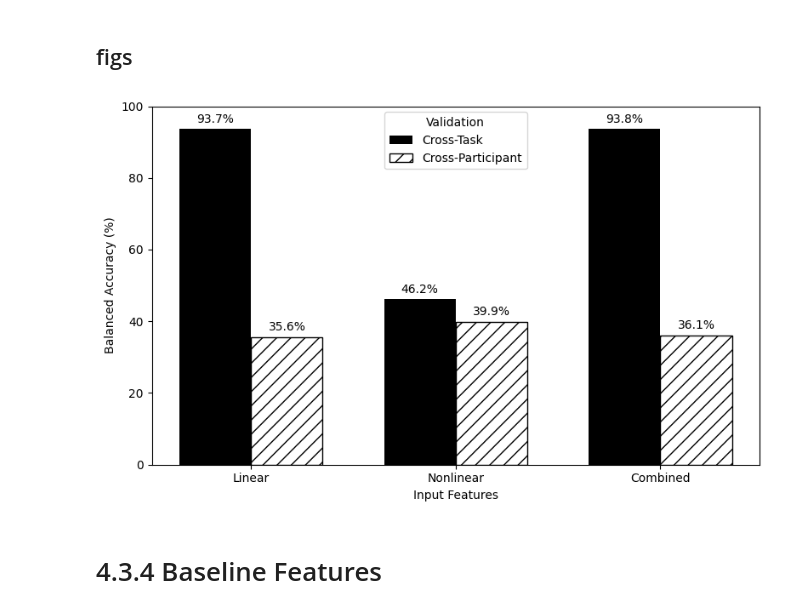
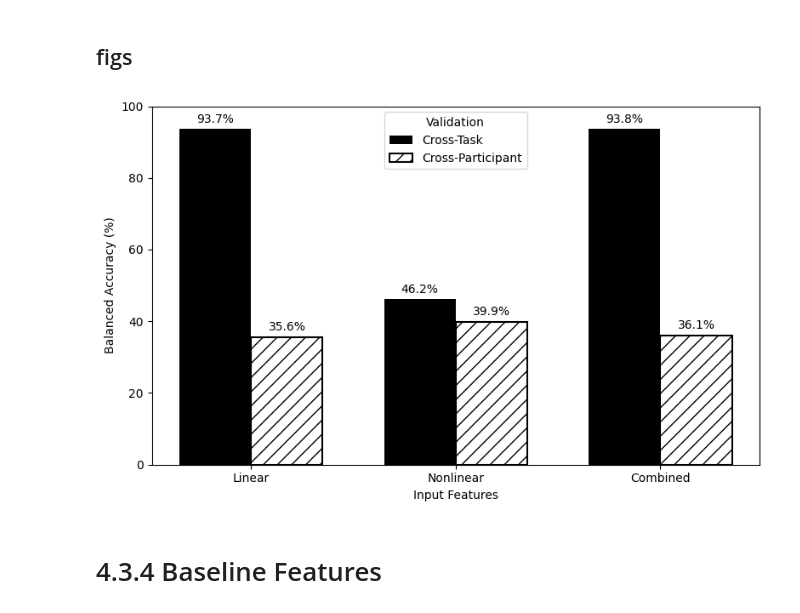
Before and after one commit to MInD-Laboratory/Measuring_Workload_Dynamics_in_OpenMATB, a Jupyter notebook: machine_learning.ipynb, the cells around one changed output. Drawn from its saved outputs; the diff is of its cells as text; code cells hidden in the pictures.

```diff
--- a/machine_learning.ipynb
+++ b/machine_learning.ipynb
@@ -674,8 +674,10 @@ for json_path in json_files:
         ax=ax,
         vmin=0,
         vmax=100,
+        annot_kws={"size": 14},  # ← controls font size of the percentages
         cbar_kws={"label": "Percentage (%)"}
     )
+
 
     ax.set_xlabel("Predicted Label", fontsize=12)
     ax.set_ylabel("True Label", fontsize=12)
@@ -762,35 +773,45 @@ for fs in feature_sets:
 
 # === Plotting ===
 x = np.arange(len(feature_sets))
 width = 0.35
 
 fig, ax = plt.subplots(figsize=(8, 5))
 
 bars1 = ax.bar(x - width/2, cross_task_scores, width, label='Cross-Task', color='black')
-bars2 = ax.bar(x + width/2, cross_participant_scores, width, label='Cross-Participant', hatch='//', edgecolor='black', color='white')
+bars2 = ax.bar(
+    x + width/2,
+    cross_participant_scores,
+    width,
+    label='Cross-Participant',
+    hatch='//',
+    edgecolor='black',
+    facecolor='none',  # Use 'none' not 'white'
+    linewidth=1.5      # Make hatch lines visible
+)
+
 
 # Annotate bars
 for bar in bars1 + bars2:
     height = bar.get_height()
     ax.annotate(f'{height:.1f}%',
                 xy=(bar.get_x() + bar.get_width()/2, height),
                 xytext=(0, 3),
                 textcoords="offset points",
                 ha='center', va='bottom')
 
 # Labels
 ax.set_ylabel('Balanced Accuracy (%)')
 ax.set_xlabel('Input Features')
 ax.set_xticks(x)
 ax.set_xticklabels(feature_sets)
 ax.set_ylim(0, 100)
 ax.legend(title='Validation')
 
 plt.tight_layout()
 plt.savefig("figs/linear_nl_model_comparison.svg")
 plt.show()
 # %% [output]
-[figure, old version]
+[figure, new version]
 # %% [markdown]
 # 4.3.4 Baseline Features
 # %%
```
Also changed, not shown: parts of 1 cell of this notebook.
